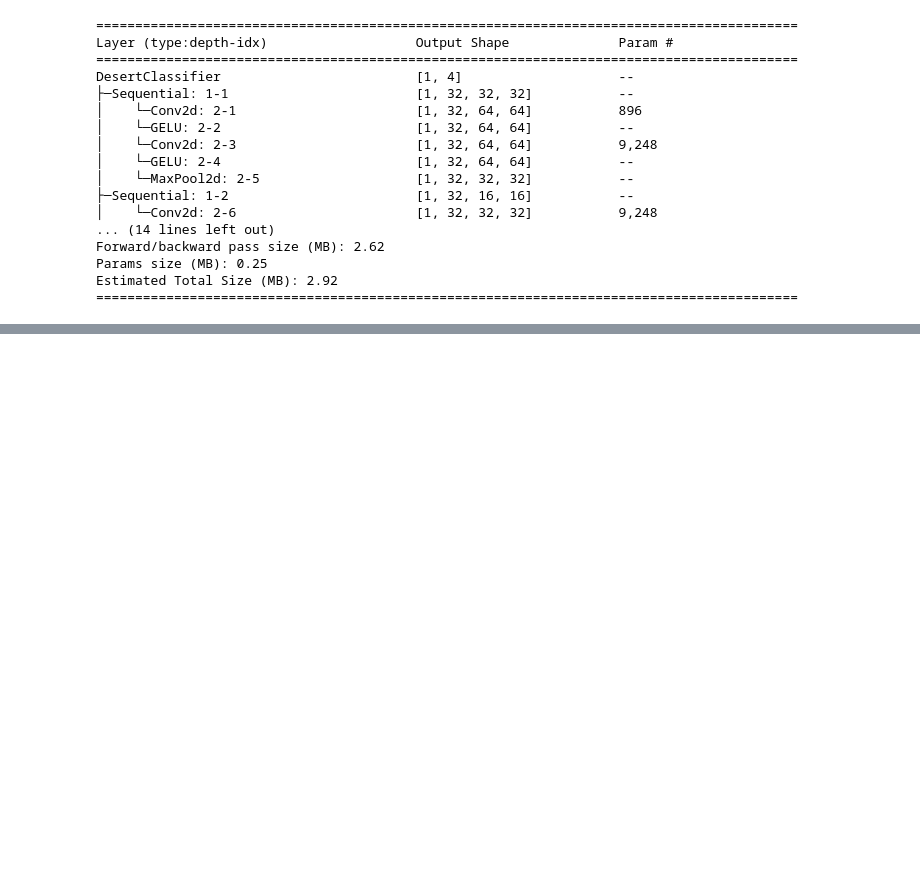
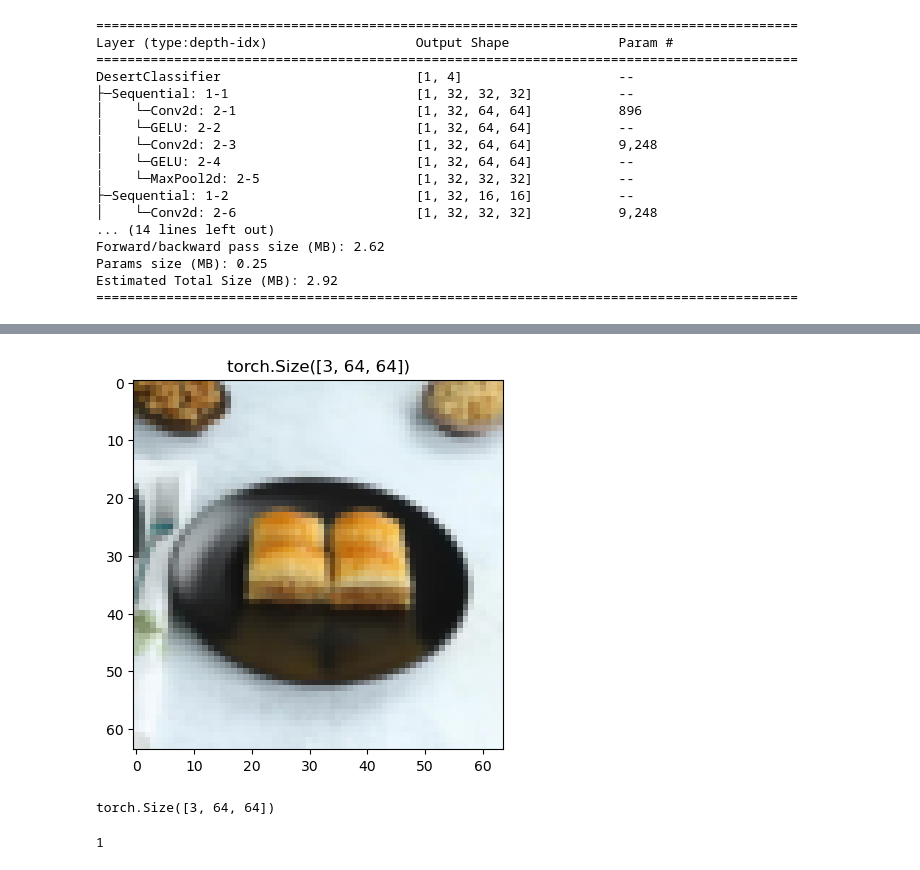
Before and after one commit to abdulkadiripek/DeepLearningBootcamp, a Jupyter notebook: DeepLearning/07- Desert101.ipynb, the cells around one changed output, grey strips where cells are left out. Cells and saved outputs as stored; diff of their text form; code cells hidden in the pictures; blank space fills up the shorter version.

```diff
--- a/DeepLearning/07- Desert101.ipynb
+++ b/DeepLearning/07- Desert101.ipynb
@@ -321,0 +409,15 @@ model_0_results = train(model= model_0,
+# %%
+single_image_transforms = transforms.Compose([
+    transforms.Resize(size=(64,64))
+])
+single_image = single_image_transforms(single_image)
+# %%
+plt.imshow(single_image.permute(1,2,0))
+plt.title(single_image.shape)
+plt.show()
+# %% [output]
+[figure, added]
+# %%
+single_image.shape
+# %% [output]
+torch.Size([3, 64, 64])
@@ -321,0 +426,10 @@ model_0_results = train(model= model_0,
+# %%
+model_0.eval()
+single_image = single_image.to("cuda" if torch.cuda.is_available() else "cpu")
+with torch.inference_mode():
+    y_logit = model_0(single_image)
+    probs = torch.softmax(y_logit, dim=1)
+    pred_idx = torch.argmax(probs,dim=1).item()
+print("Predicted Class: "model_0.__class__[])
+# %% [output]
+1
```
Also changed, not shown: parts of 12 cells of this notebook.
